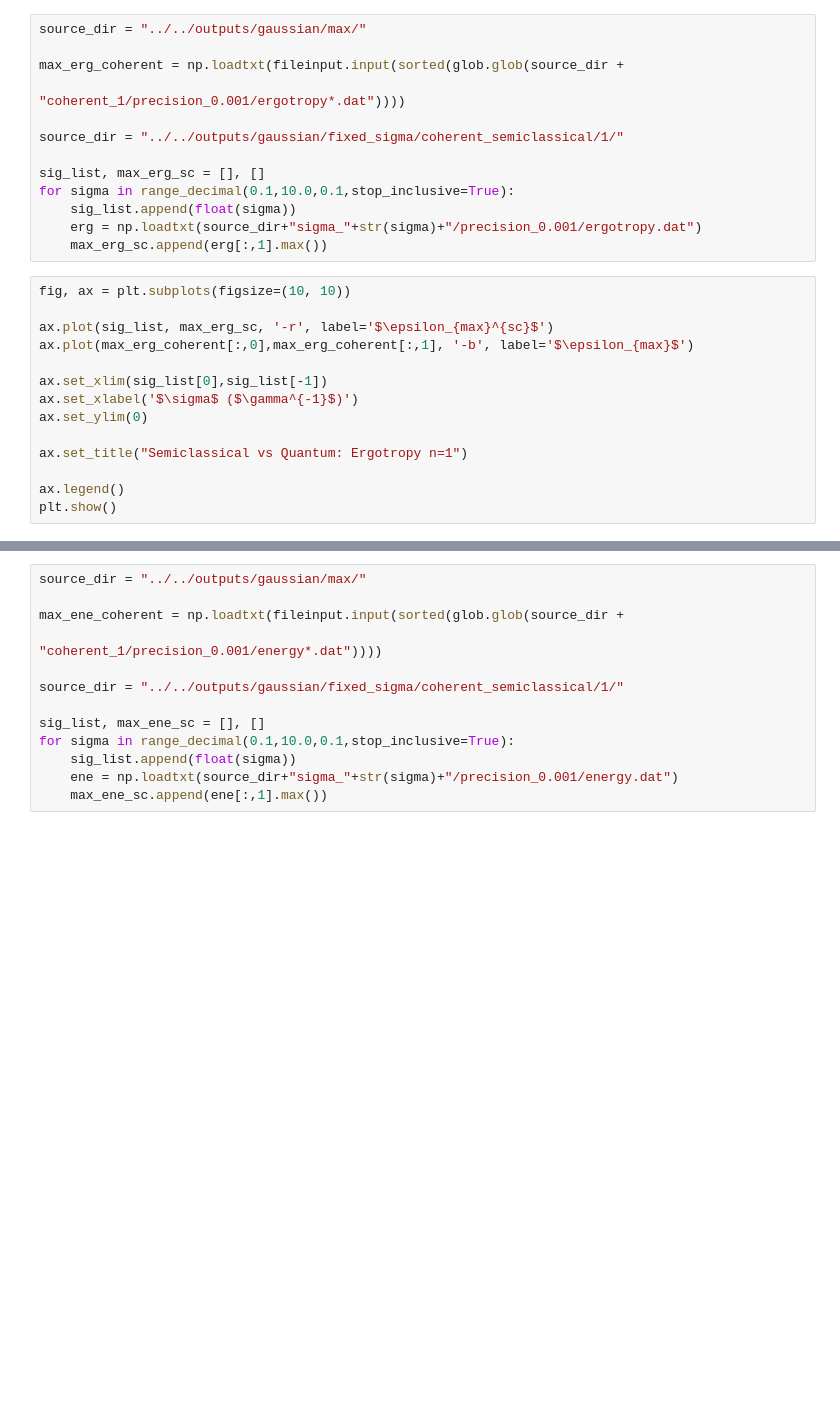
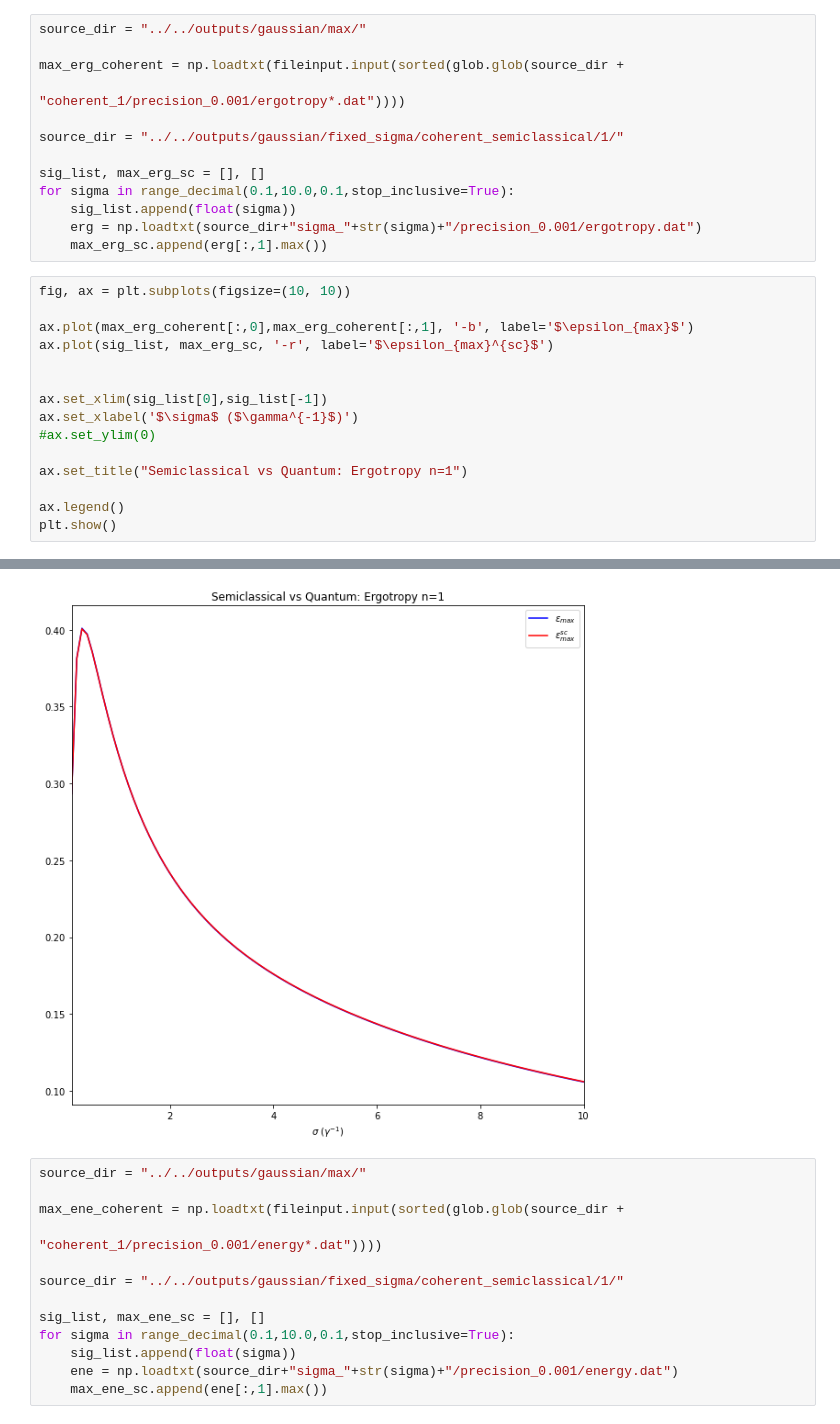
Before and after one commit to sabinthapa100/master-thesis, a Jupyter notebook: sample/notebooks/gaussian/coherent.ipynb, the cells around one changed output, grey strips where cells are left out. Cells and saved outputs as stored; diff of their text form; blank space fills up the shorter version.

```diff
--- a/sample/notebooks/gaussian/coherent.ipynb
+++ b/sample/notebooks/gaussian/coherent.ipynb
@@ -317,12 +317,13 @@ for sigma in range_decimal(0.1,10.0,0.1,stop_inclusive=True):
 # %%
 fig, ax = plt.subplots(figsize=(10, 10))
 
+ax.plot(max_erg_coherent[:,0],max_erg_coherent[:,1], '-b', label='$\epsilon_{max}$')
 ax.plot(sig_list, max_erg_sc, '-r', label='$\epsilon_{max}^{sc}$')
-ax.plot(max_erg_coherent[:,0],max_erg_coherent[:,1], '-b', label='$\epsilon_{max}$')
+
 
 ax.set_xlim(sig_list[0],sig_list[-1])
 ax.set_xlabel('$\sigma$ ($\gamma^{-1}$)')
-ax.set_ylim(0)
+#ax.set_ylim(0)
 
 ax.set_title("Semiclassical vs Quantum: Ergotropy n=1")
 
@@ -333,3 +333,4 @@ plt.show()
+[figure, added]
 # %%
 source_dir = "../../outputs/gaussian/max/"
 
```
Also changed, not shown: parts of 3 cells of this notebook.
